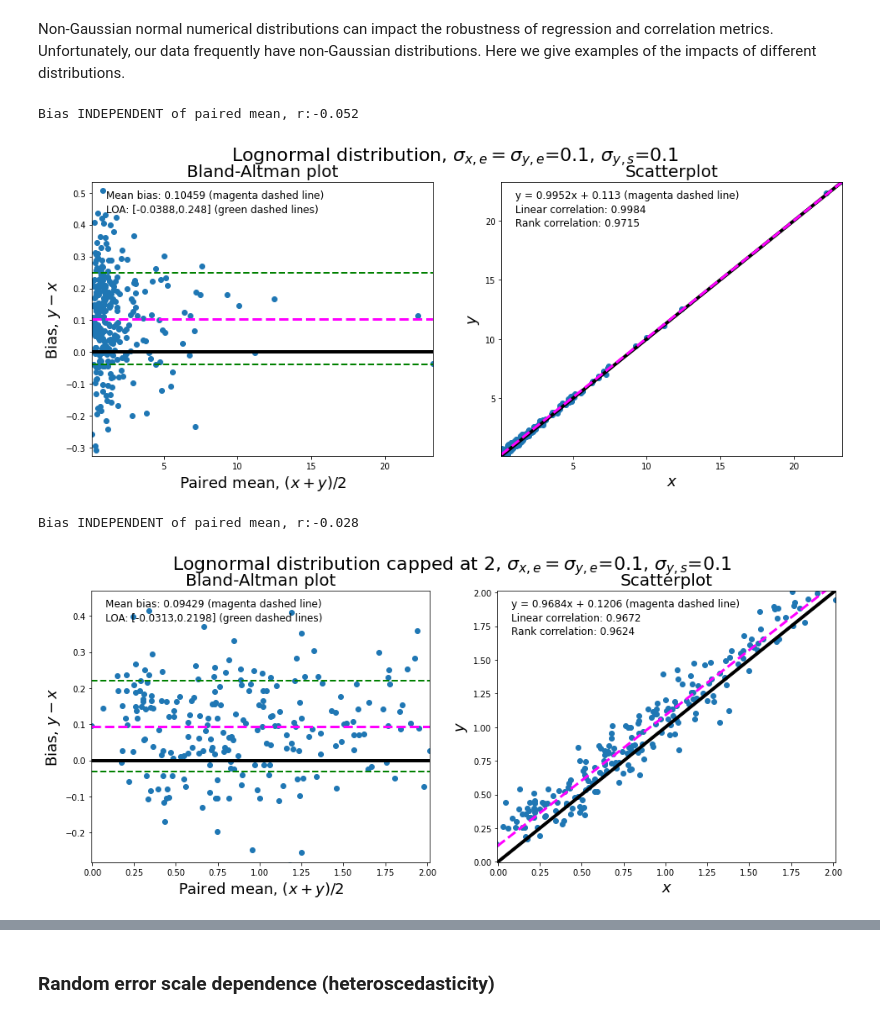
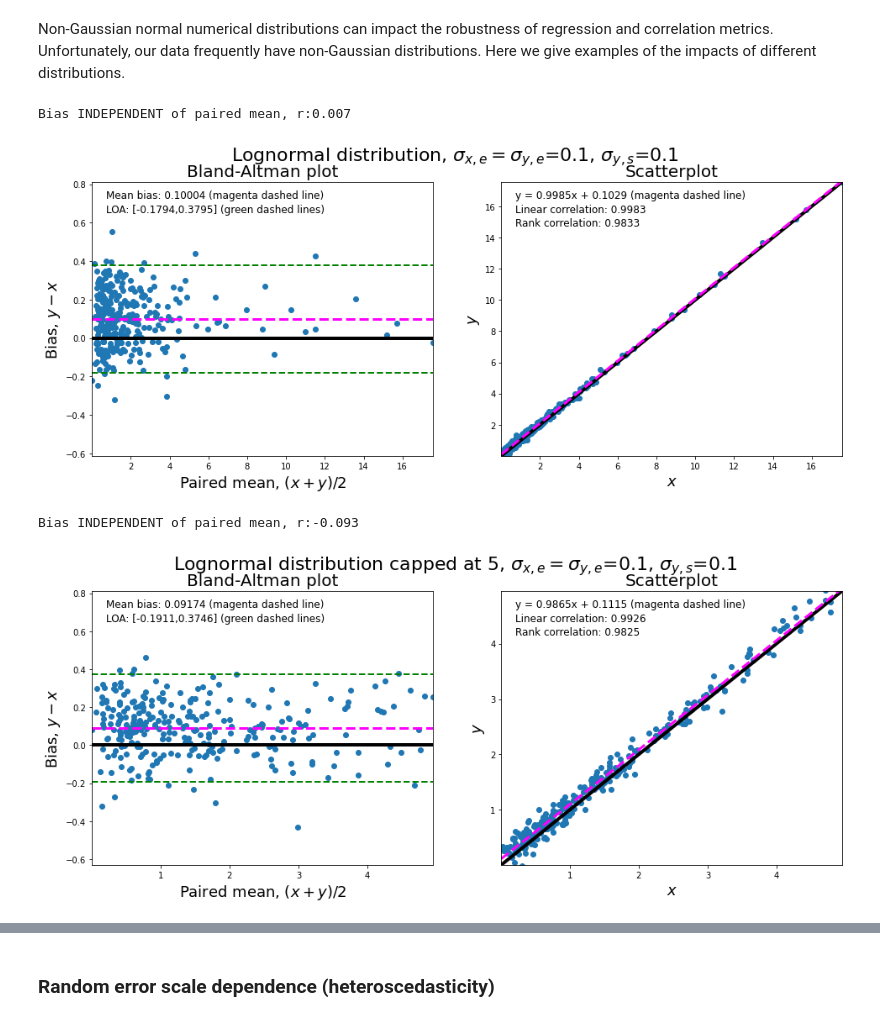
Before and after one commit to knobelsp/BlandAltman, a Jupyter notebook: BlandAltman.ipynb, the cells around one changed output, grey strips where cells are left out. Drawn from its saved outputs; the diff is of its cells as text; code cells hidden in the pictures.

```diff
--- a/BlandAltman.ipynb
+++ b/BlandAltman.ipynb
@@ -47,6 +48,13 @@ from scipy import stats
 # saveplot: set to 1 to save plot, default is (0)
 # scat: default (0) is to make a 2d histogram, regular scatterplot if set to 1
 # binscale: default (1) is a scaling factor for how many bins to include in a 2d histogram
+#Returns:
+# scaleindependence: binary result of test for scale independence
+# meanbias: mean bias (NaN if not scale independent)
+# loa: one sigma Limits of agreement ([NaN,NaN] if not scale independent)
+# linregress: linear regression of x vs y, [slope,intercept]
+# lincorr: linear correlation (pearson rho)
+# rankcorr: rank correlation (spearman rho)
 
 def plot_BAvsScat(x_input,y_input,label='',saveplot=0, scat=0, binscale=1.0):
     #deal with inputs
@@ -57,20 +65,16 @@ def plot_BAvsScat(x_input,y_input,label='',saveplot=0, scat=0, binscale=1.0):
     jj=(xx+yy)/2  #paired mean
     kk=yy-xx      #bias
 
-
-
-
-
     #compute Bland-Altman metrics
     meanbias=np.mean(kk)
     stdbias=np.std(kk)
-    LOAlow= meanbias - (stdbias) #lower limit of agreement (LOA), at two sigma
-    LOAhgh= meanbias + (stdbias) #upper limit of agreement (LOA), at two sigma
+    LOAlow= meanbias - stdbias #lower limit of agreement (LOA)
+    LOAhgh= meanbias + stdbias #upper limit of agreement (LOA)
 
     #stuff to make plotting nice
     nbin=int(0.5*binscale*np.sqrt(len(xx))) #find appropriate binning dimensions, relevant for 2dhist
-    min_kk=meanbias - 3.*(stdbias)
-    max_kk=meanbias + 3.*(stdbias)
+    min_kk=meanbias - 5.*(stdbias)
+    max_kk=meanbias + 5.*(stdbias)
 
     if scat == 0:
         jj_sorted= np.sort(jj)  # sort paired mean data in ascending order
@@ -83,7 +87,7 @@ def plot_BAvsScat(x_input,y_input,label='',saveplot=0, scat=0, binscale=1.0):
 
     #check for bland-altman bias scale independence
     ba_stat, ba_p = stats.spearmanr(jj, kk)
-    ba_independ = ba_p > 0.05
+    ba_independ = ba_p > 0.05 #check that the p-value is greater than 0.05
     if ba_independ:
         print('Bias INDEPENDENT of paired mean, r:%.3f' % ba_stat)
     else:
@@ -196,6 +200,24 @@ def plot_BAvsScat(x_input,y_input,label='',saveplot=0, scat=0, binscale=1.0):
 
     #violà!
     plt.show()
+
+    #return data
+
+    if ba_independ:
+        loa=(LOAlow,LOAhgh)
+    else:
+        loa=(float("NAN"),float("NAN"))
+        meanbias=float("NAN")
+
+    output = namedtuple("BlandAltman", ["scaleindependence","meanbias","loa","linregress","lincorr","rankcorr"])
+    return output(
+        ba_independ,
+        meanbias,
+        loa,
+        (regress_result.slope,regress_result.intercept),
+        r_pear,
+        r_spear,
+    )
 # %% [markdown]
 ### The Bland-Altman technique
 # %% [markdown]
@@ -277,29 +300,29 @@ yy_error_rand=random_error*np.random.standard_normal(size=(leng)) #generate rand
 yy_error_syst= 0.1 #systemmatic error for measurement y
 yy= source + yy_error_rand + yy_error_syst #y is the true value (source) plus  errors
 
-plot_BAvsScat(xx,yy,label='Lognormal distribution, $\sigma_{x,e}=\sigma_{y,e}$=0.1, $\sigma_{y,s}$=0.1',scat=1)
+ba_lognorm_bias=plot_BAvsScat(xx,yy,label='Lognormal distribution, $\sigma_{x,e}=\sigma_{y,e}$=0.1, $\sigma_{y,s}$=0.1',scat=1)
 # %% [output]
-Bias INDEPENDENT of paired mean, r:-0.052
+Bias INDEPENDENT of paired mean, r:0.007
-[figure, old version]
+[figure, new version]
 # %%
 leng=300
 source=np.random.lognormal(0.1,1,size=(leng)) #this is the true value
-source=source[source <=2] #cap source data at 3
+source=source[source <=5] #cap source data at 3
 leng=len(source)
 
 random_error=0.1 #set a random error of 10% as wide as a standard normal distribution
 
 xx_error_rand=random_error*np.random.standard_normal(size=(leng)) #generate random error for measurement x
 xx= source + xx_error_rand #x is the true value (source) plus errors
 
 yy_error_rand=random_error*np.random.standard_normal(size=(leng)) #generate random error for measurement x
 yy_error_syst= 0.1 #systemmatic error for measurement y
 yy= source + yy_error_rand + yy_error_syst #y is the true value (source) plus  errors
 
-plot_BAvsScat(xx,yy,label='Lognormal distribution capped at 2, $\sigma_{x,e}=\sigma_{y,e}$=0.1, $\sigma_{y,s}$=0.1',scat=1)
+ba_lognormcap_bias=plot_BAvsScat(xx,yy,label='Lognormal distribution capped at 5, $\sigma_{x,e}=\sigma_{y,e}$=0.1, $\sigma_{y,s}$=0.1',scat=1)
 # %% [output]
-Bias INDEPENDENT of paired mean, r:-0.028
+Bias INDEPENDENT of paired mean, r:-0.093
-[figure, old version]
+[figure, new version]
 # %%
 leng=300
 source=np.random.uniform(0,1,size=(leng)) #this is the true value
```
Also changed, not shown: parts of 12 cells of this notebook.
